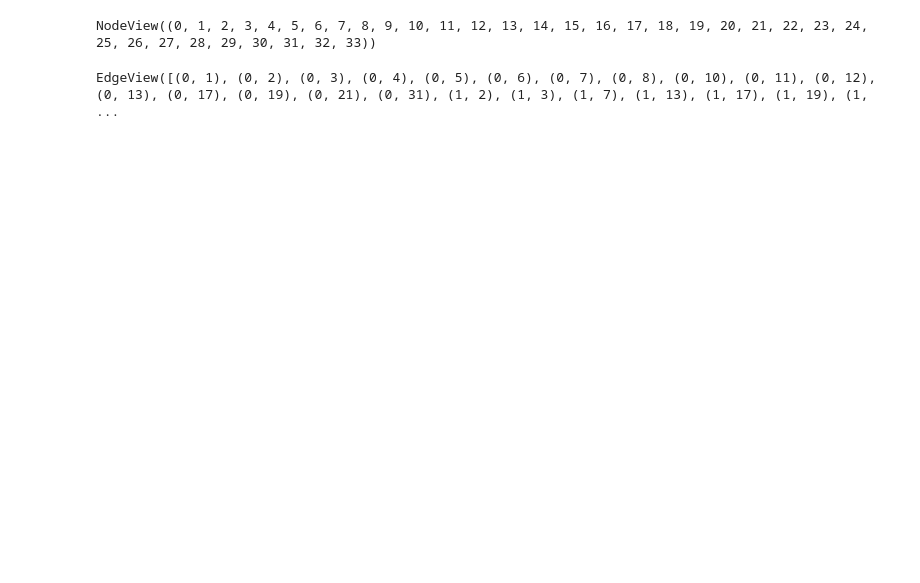
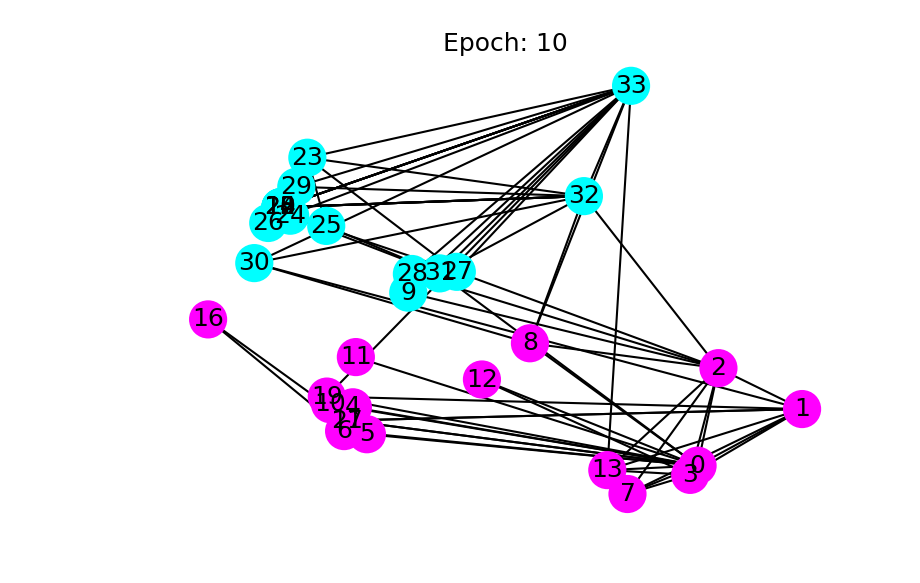
Before and after one commit to GAnagno/Social-Web, a Jupyter notebook: Karate Club.ipynb, the cells around one changed output. Cells and saved outputs as stored; diff of their text form; code cells hidden in the pictures; blank space fills up the shorter version.

```diff
--- a/Karate Club.ipynb
+++ b/Karate Club.ipynb
@@ -14,0 +130,4 @@ nx.draw_networkx(g, ax=ax)
+# %%
+inputs = torch.eye(34)
+labeled_nodes = torch.tensor([0, 33])  # only the instructor and the president nodes are labeled
+labels = torch.tensor([0, 1])  # their labels are different
@@ -14,0 +136,16 @@ nx.draw_networkx(g, ax=ax)
+# %%
+optimizer = torch.optim.Adam(net.parameters(), lr=0.01)
+all_logits = []
+for epoch in range(30):
+    logits = net(G, inputs)
+    # we save the logits for visualization later
+    all_logits.append(logits.detach())
+    logp = F.log_softmax(logits, 1)
+    # we only compute loss for labeled nodes
+    loss = F.nll_loss(logp[labeled_nodes], labels)
+
+    optimizer.zero_grad()
+    loss.backward()
+    optimizer.step()
+
+    print('Epoch %d | Loss: %.4f' % (epoch, loss.item()))
@@ -14,0 +170,26 @@ nx.draw_networkx(g, ax=ax)
+# %%
+import matplotlib.animation as animation
+import matplotlib.pyplot as plt
+
+def draw(i):
+    cls1color = '#00FFFF'
+    cls2color = '#FF00FF'
+    pos = {}
+    colors = []
+    for v in range(34):
+        pos[v] = all_logits[i][v].numpy()
+        cls = pos[v].argmax()
+        colors.append(cls1color if cls else cls2color)
+    ax.cla()
+    ax.axis('off')
+    ax.set_title('Epoch: %d' % i)
+    nx.draw_networkx(nx_G.to_undirected(), pos, node_color=colors,
+            with_labels=True, node_size=300, ax=ax)
+# %%
+fig = plt.figure(dpi=150)
+fig.clf()
+ax = fig.subplots()
+draw(10)  # draw the prediction of the tenth epoch
+#plt.close()
+# %% [output]
+[figure, added]
@@ -23,8 +202,0 @@ with open('graph.json', 'w') as f:
-# %%
-g.nodes()
-# %% [output]
-NodeView((0, 1, 2, 3, 4, 5, 6, 7, 8, 9, 10, 11, 12, 13, 14, 15, 16, 17, 18, 19, 20, 21, 22, 23, 24, 25, 26, 27, 28, 29, 30, 31, 32, 33))
-# %%
-g.edges()
-# %% [output]
-EdgeView([(0, 1), (0, 2), (0, 3), (0, 4), (0, 5), (0, 6), (0, 7), (0, 8), (0, 10), (0, 11), (0, 12), (0, 13), (0, 17), (0, 19), (0, 21), (0, 31), (1, 2), (1, 3), (1, 7), (1, 13), (1, 17), (1, 19), (1, ...
```
Also changed, not shown: parts of 23 cells of this notebook.
